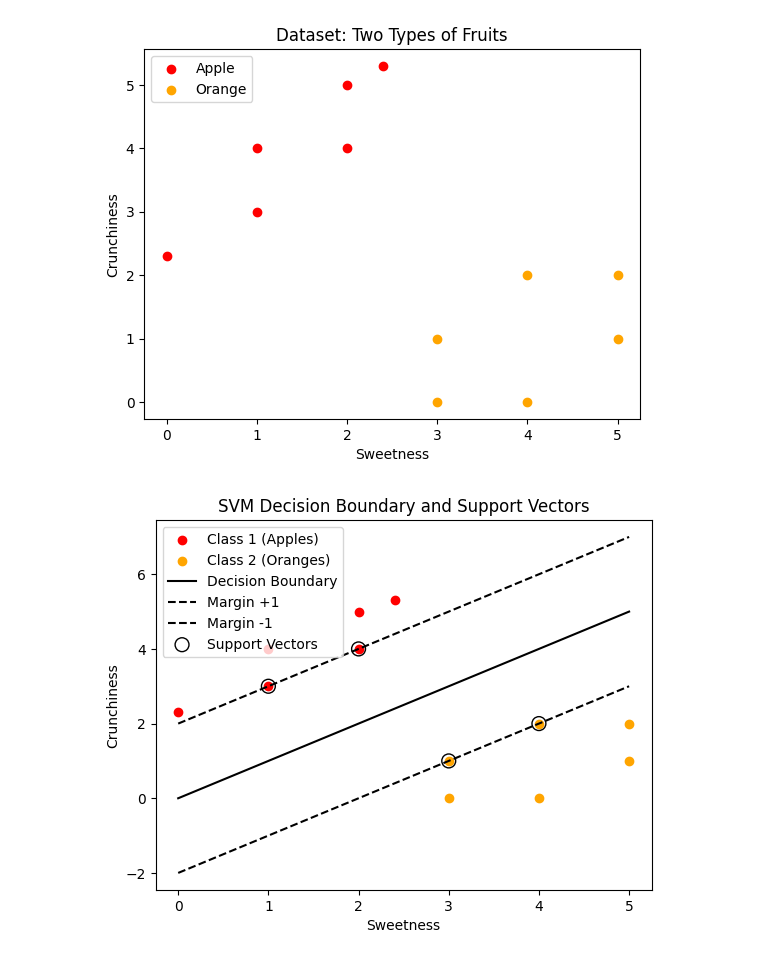
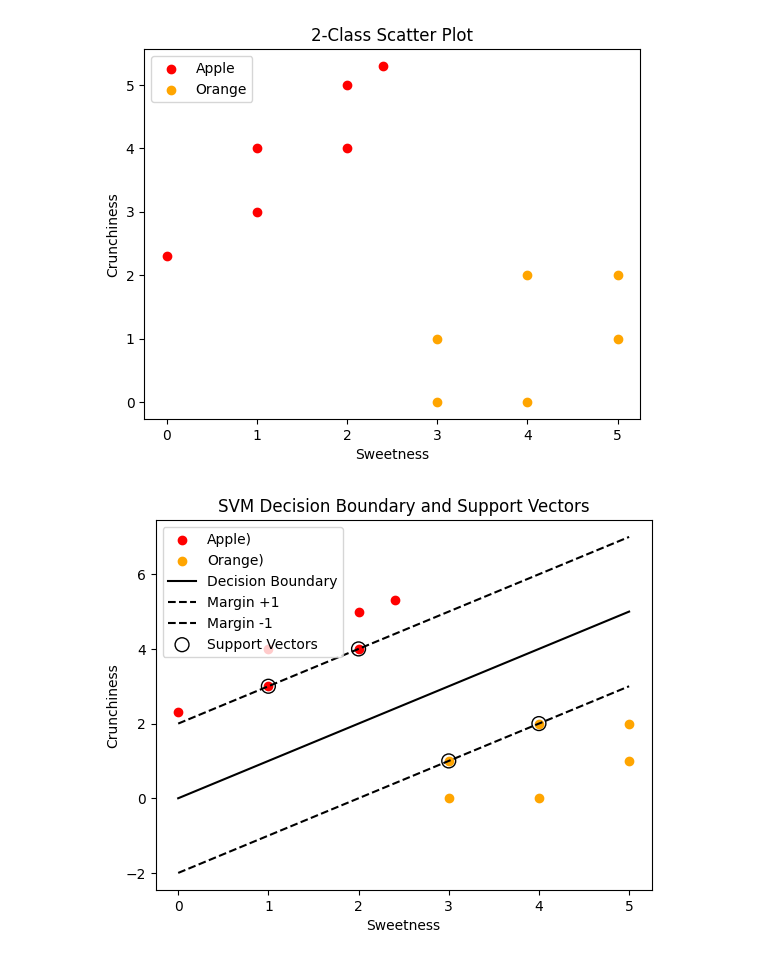
Before and after one commit to pvlakshm/AIML, a Jupyter notebook: SVM.ipynb, the cells around one changed output. Drawn from its saved outputs; the diff is of its cells as text; code cells hidden in the pictures.

Commit message:
Update plot title.

```diff
--- a/SVM.ipynb
+++ b/SVM.ipynb
@@ -25,10 +25,10 @@ plt.scatter(X[y == 0][:, 0], X[y == 0][:, 1], color='orange', label='Orange')
 plt.xlabel("Sweetness")
 plt.ylabel("Crunchiness")
 plt.legend(loc = 'upper left')
-plt.title("Dataset: Two Types of Fruits")
+plt.title("2-Class Scatter Plot")
 plt.show()
 # %% [output]
-[figure, old version]
+[figure, new version]
 # %%
 from sklearn import svm
 # -------------------------------
@@ -45,31 +45,31 @@ b = clf.intercept_[0]
 # %%
 def decision_line(x_vals, offset=0):
     """Return y-values for decision line with optional offset (+/-1 margin)."""
     return (-w[0] * x_vals - b + offset) / w[1]
 
 # -------------------------------
 # 5. Visualize decision boundary
 # -------------------------------
-plt.scatter(X[y == 1][:, 0], X[y == 1][:, 1], color='red', label='Class 1 (Apples)')
-plt.scatter(X[y == 0][:, 0], X[y == 0][:, 1], color='orange', label='Class 2 (Oranges)')
+plt.scatter(X[y == 1][:, 0], X[y == 1][:, 1], color='red', label='Apple)')
+plt.scatter(X[y == 0][:, 0], X[y == 0][:, 1], color='orange', label='Orange)')
 
 # Create x-range for lines
 x_vals = np.linspace(0, 5, 10)
 
 # Decision boundary
 plt.plot(x_vals, decision_line(x_vals), 'k-', label='Decision Boundary')
 # Margins
 plt.plot(x_vals, decision_line(x_vals, offset=1), 'k--', label='Margin +1')
 plt.plot(x_vals, decision_line(x_vals, offset=-1), 'k--', label='Margin -1')
 
 # Support vectors
 plt.scatter(clf.support_vectors_[:, 0], clf.support_vectors_[:, 1],
             s=100, facecolors='none', edgecolors='k', label='Support Vectors')
 
 plt.xlabel("Sweetness")
 plt.ylabel("Crunchiness")
 plt.legend(loc = 'upper left')
 plt.title("SVM Decision Boundary and Support Vectors")
 plt.show()
 # %% [output]
-[figure, old version]
+[figure, new version]
```
